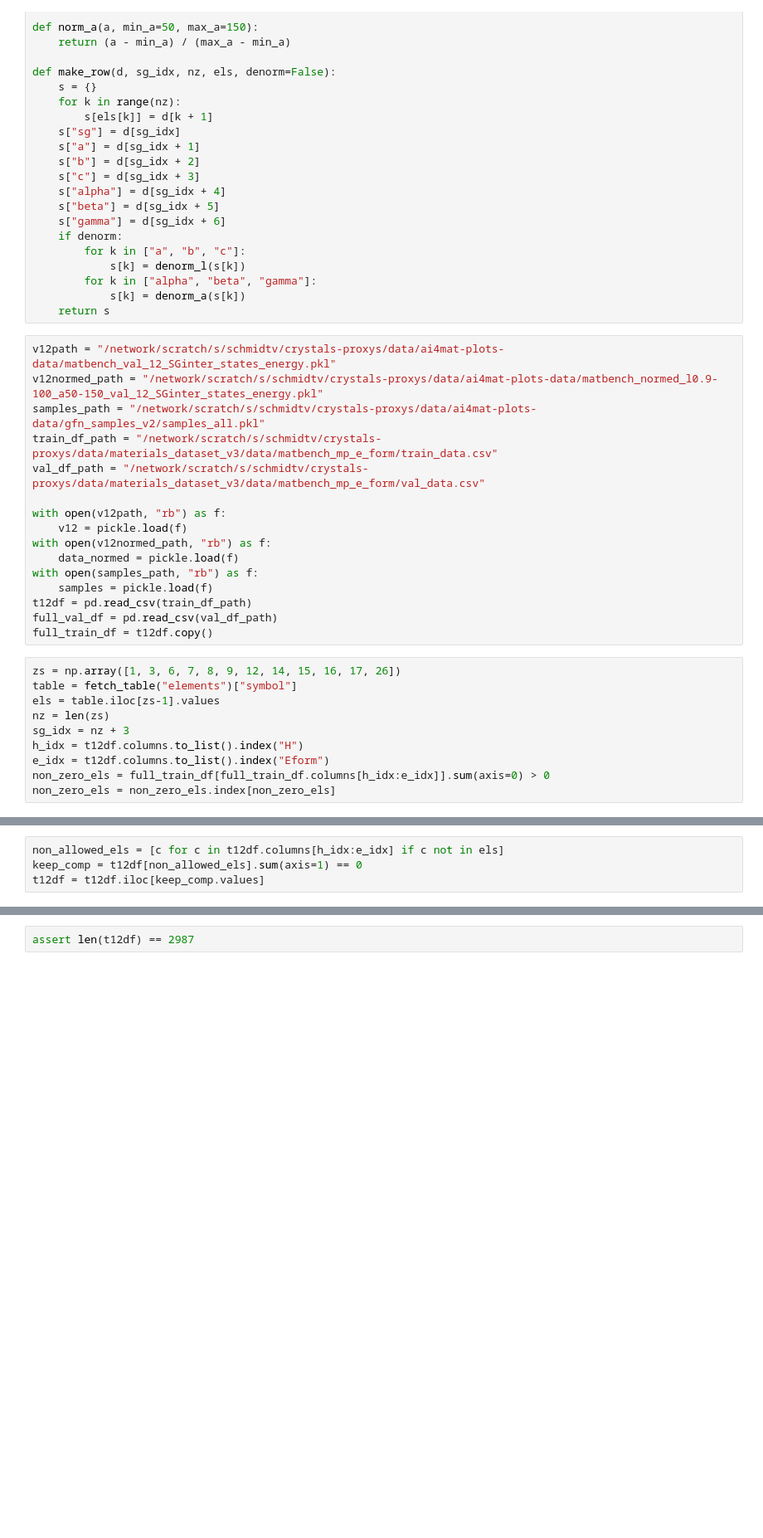
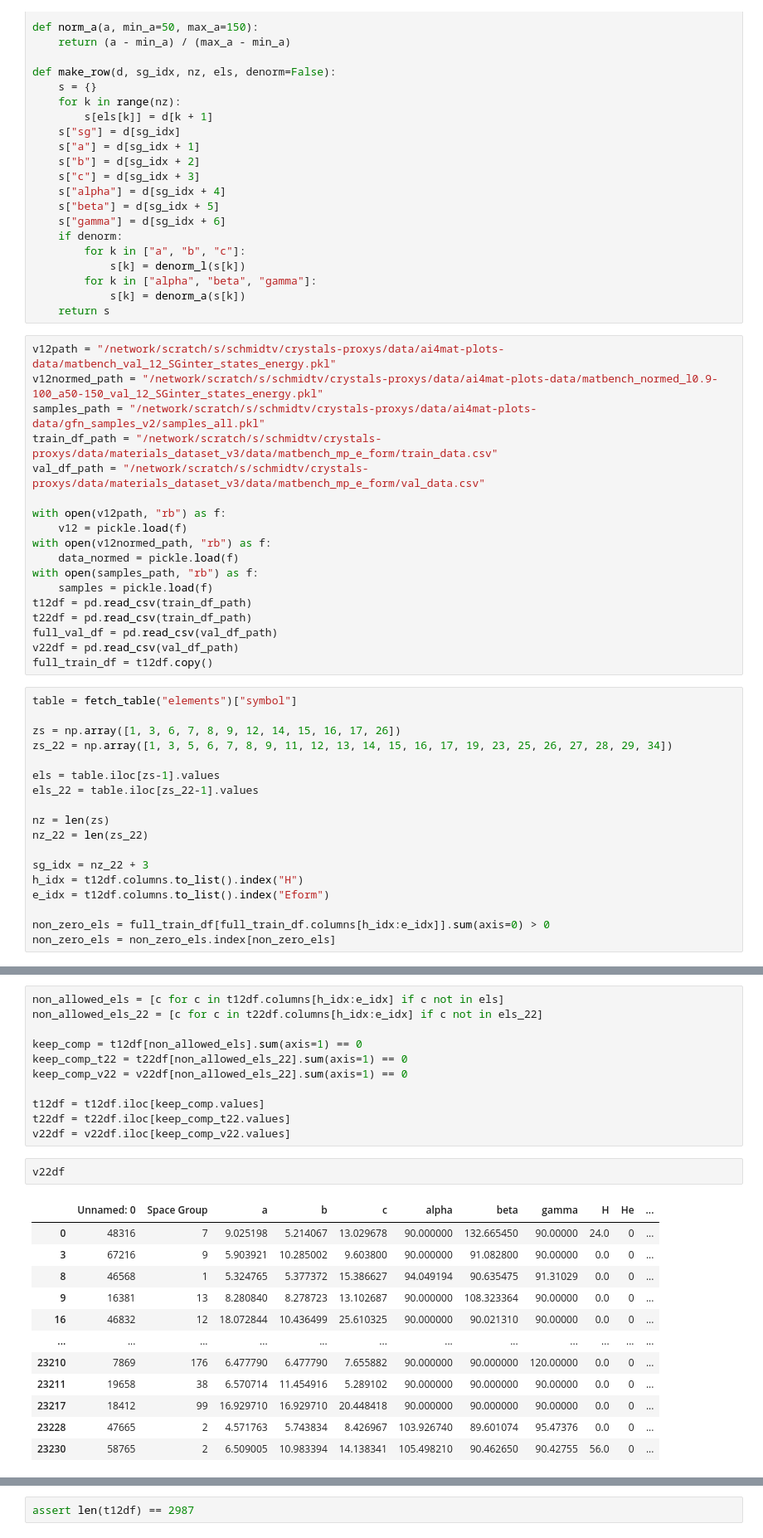
Before and after one commit to sh-divya/ActiveLearningMaterials, a Jupyter notebook: notebooks/gfn_samples.ipynb, the cells around one changed output, grey strips where cells are left out. Shown at 83% size. Drawn from its saved outputs; the diff is of its cells as text; blank space fills up the shorter version.

```diff
--- a/notebooks/gfn_samples.ipynb
+++ b/notebooks/gfn_samples.ipynb
@@ -70,15 +70,25 @@ with open(v12normed_path, "rb") as f:
 with open(samples_path, "rb") as f:
     samples = pickle.load(f)
 t12df = pd.read_csv(train_df_path)
+t22df = pd.read_csv(train_df_path)
 full_val_df = pd.read_csv(val_df_path)
+v22df = pd.read_csv(val_df_path)
 full_train_df = t12df.copy()
 # %%
+table = fetch_table("elements")["symbol"]
+
 zs = np.array([1, 3, 6, 7, 8, 9, 12, 14, 15, 16, 17, 26])
-table = fetch_table("elements")["symbol"]
+zs_22 = np.array([1, 3, 5, 6, 7, 8, 9, 11, 12, 13, 14, 15, 16, 17, 19, 23, 25, 26, 27, 28, 29, 34])
+
 els = table.iloc[zs-1].values
+els_22 = table.iloc[zs_22-1].values
+
 nz = len(zs)
-sg_idx = nz + 3
+nz_22 = len(zs_22)
+
+sg_idx = nz_22 + 3
 h_idx = t12df.columns.to_list().index("H")
 e_idx = t12df.columns.to_list().index("Eform")
+
 non_zero_els = full_train_df[full_train_df.columns[h_idx:e_idx]].sum(axis=0) > 0
 non_zero_els = non_zero_els.index[non_zero_els]
@@ -99,4 +125,26 @@ sdf = pd.DataFrame(sdf)
 # %%
 non_allowed_els = [c for c in t12df.columns[h_idx:e_idx] if c not in els]
+non_allowed_els_22 = [c for c in t22df.columns[h_idx:e_idx] if c not in els_22]
+
 keep_comp = t12df[non_allowed_els].sum(axis=1) == 0
+keep_comp_t22 = t22df[non_allowed_els_22].sum(axis=1) == 0
+keep_comp_v22 = v22df[non_allowed_els_22].sum(axis=1) == 0
+
 t12df = t12df.iloc[keep_comp.values]
+t22df = t22df.iloc[keep_comp_t22.values]
+v22df = v22df.iloc[keep_comp_v22.values]
+# %%
+v22df
+# %% [output]
+|  | Unnamed: 0 | Space Group | a | b | c | alpha | beta | gamma | H | He | ... |
+| 0 | 48316 | 7 | 9.025198 | 5.214067 | 13.029678 | 90.000000 | 132.665450 | 90.00000 | 24.0 | 0 | ... |
+| 3 | 67216 | 9 | 5.903921 | 10.285002 | 9.603800 | 90.000000 | 91.082800 | 90.00000 | 0.0 | 0 | ... |
+| 8 | 46568 | 1 | 5.324765 | 5.377372 | 15.386627 | 94.049194 | 90.635475 | 91.31029 | 0.0 | 0 | ... |
+| 9 | 16381 | 13 | 8.280840 | 8.278723 | 13.102687 | 90.000000 | 108.323364 | 90.00000 | 0.0 | 0 | ... |
+| 16 | 46832 | 12 | 18.072844 | 10.436499 | 25.610325 | 90.000000 | 90.021310 | 90.00000 | 0.0 | 0 | ... |
+| ... | ... | ... | ... | ... | ... | ... | ... | ... | ... | ... | ... |
+| 23210 | 7869 | 176 | 6.477790 | 6.477790 | 7.655882 | 90.000000 | 90.000000 | 120.00000 | 0.0 | 0 | ... |
+| 23211 | 19658 | 38 | 6.570714 | 11.454916 | 5.289102 | 90.000000 | 90.000000 | 90.00000 | 0.0 | 0 | ... |
+| 23217 | 18412 | 99 | 16.929710 | 16.929710 | 20.448418 | 90.000000 | 90.000000 | 90.00000 | 0.0 | 0 | ... |
+| 23228 | 47665 | 2 | 4.571763 | 5.743834 | 8.426967 | 103.926740 | 89.601074 | 95.47376 | 0.0 | 0 | ... |
+| 23230 | 58765 | 2 | 6.509005 | 10.983394 | 14.138341 | 105.498210 | 90.462650 | 90.42755 | 56.0 | 0 | ... |
```
Also changed, not shown: parts of 9 cells of this notebook, 3 other files.
